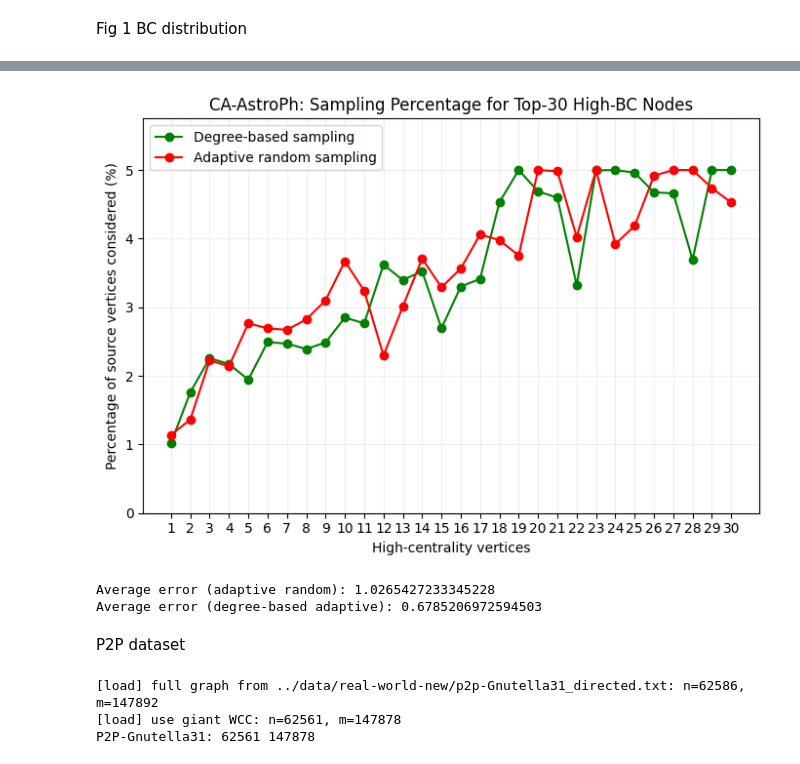
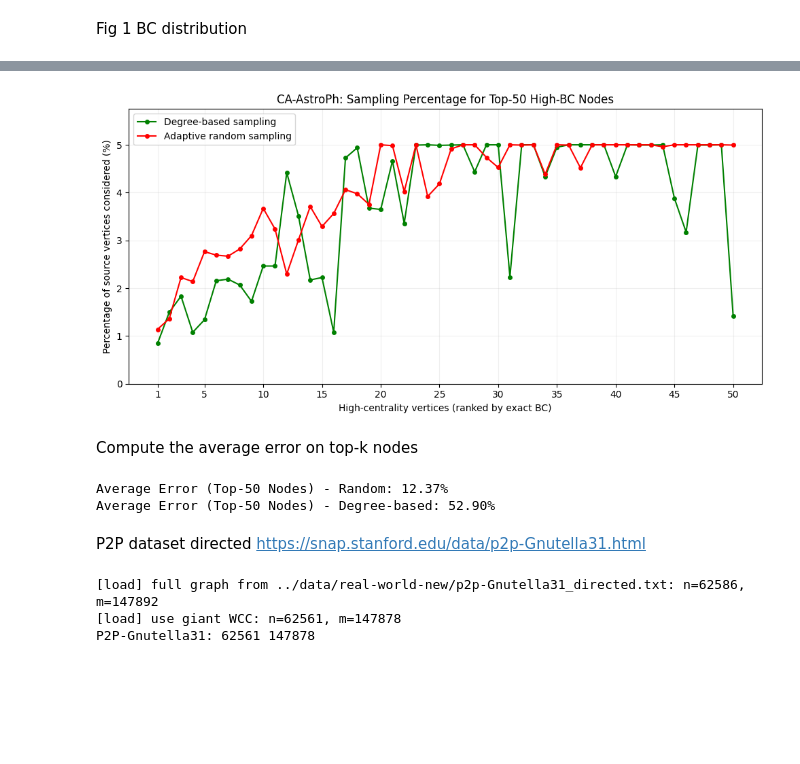
Before and after one commit to UL-masters/SNACS-course-project, a Jupyter notebook: notebooks/approx_bc_new.ipynb, the cells around one changed output, grey strips where cells are left out. Cells and saved outputs as stored; diff of their text form; code cells hidden in the pictures; blank space fills up the shorter version.

```diff
--- a/notebooks/approx_bc_new.ipynb
+++ b/notebooks/approx_bc_new.ipynb
@@ -312,19 +307,6 @@ def plot_bfs_percentages(
     """
     Plot sampling percentage for top-k high-centrality nodes
     based on exact betweenness centrality ranking.
-
-    Parameters
-    ----------
-    G : networkx.Graph
-        The graph.
-    exact_bc : dict
-        Exact betweenness centrality result: node → bc_value.
-    k_used_deg : dict
-        Degree-based sampling dictionary: node → k_used.
-    k_used_rand : dict
-        Adaptive random sampling dictionary: node → k_used.
-    top_k : int
-        How many top nodes to plot.
     """
 
     n = G.number_of_nodes()
@@ -332,21 +314,27 @@ def plot_bfs_percentages(
     # Get top-K nodes by exact BC
     top_nodes = sorted(exact_bc, key=exact_bc.get, reverse=True)[:top_k]
 
-    #Compute percentages for each algorithm
+    # Compute percentages for each algorithm
     deg_pct = [ 100.0 * k_used_deg[v] / n for v in top_nodes]
     rand_pct = [ 100.0 * k_used_rand[v] / n for v in top_nodes]
 
     x = np.arange(1, top_k + 1)
 
-    # plot
-    plt.figure(figsize=(7, 5))
+    # Adjust figure size to reduce crowding
+    plt.figure(figsize=(10, 5))
 
-    plt.plot(x, deg_pct, marker="o", color=color_deg, label=label_deg)
-    plt.plot(x, rand_pct, marker="o", color=color_rand, label=label_rand)
 
-    plt.xlabel("High-centrality vertices")
+    plt.plot(x, deg_pct, marker="o", ms=4, color=color_deg, label=label_deg)
+    plt.plot(x, rand_pct, marker="o", ms=4, color=color_rand, label=label_rand)
+
+    plt.xlabel("High-centrality vertices (ranked by exact BC)")
     plt.ylabel("Percentage of source vertices considered (%)")
-    plt.xticks(x)
+
+    if top_k > 30:
+        ticks = [1] + list(range(5, top_k + 1, 5))
+        plt.xticks(ticks)
+    else:
+        plt.xticks(x)
 
     ymax = max(deg_pct + rand_pct)
     plt.ylim(0, ymax * 1.15)
@@ -430 +441,7 @@ def load_csv_edge_list(path, directed=True):
+# %%
+c_val = 5
+cutoff_factor = 20
+top_k = 50
+alpha = 1.0
+seed = 42
 # %% [markdown]
@@ -532,36 +547,29 @@ plot_bc_error_two_methods(
 # %%
 plot_bfs_percentages(
     G_ca,
     exact_ca,
     k_used_ca_deg,
     k_used_ca,
-    top_k=30,
-    title="CA-AstroPh: Sampling Percentage for Top-30 High-BC Nodes"
+    top_k= top_k,
+    title=f"CA-AstroPh: Sampling Percentage for Top-{top_k} High-BC Nodes"
 )
 # %% [output]
-[figure, old version]
+[figure, new version]
+# %% [markdown]
+Compute the average error on top-k nodes
 # %%
-def compute_average_error(exact_bc, approx_bc):
-    errors = []
-    for v in exact_bc:
-        e = exact_bc[v]
-        if e == 0:
-            continue   # ignore zero exact BC to avoid division by zero
-        err = abs(approx_bc[v] - e) / e
-        errors.append(err)
-    return np.mean(errors)
 
+avg_err_rand_topk = compute_top_k_error(exact_ca, approx_ca, k=top_k)
+avg_err_deg_topk  = compute_top_k_error(exact_ca, approx_ca_deg, k=top_k)
 
-avg_err_rand = compute_average_error(exact_ca, approx_ca)
-avg_err_deg  = compute_average_error(exact_ca, approx_ca_deg)
-
-print("Average error (adaptive random):", avg_err_rand)
-print("Average error (degree-based adaptive):", avg_err_deg)
+print(f"Average Error (Top-{top_k} Nodes) - Random: {avg_err_rand_topk:.2f}%")
+print(f"Average Error (Top-{top_k} Nodes) - Degree-based: {avg_err_deg_topk:.2f}%")
 # %% [output]
-Average error (adaptive random): 1.0265427233345228
-Average error (degree-based adaptive): 0.6785206972594503
+Average Error (Top-50 Nodes) - Random: 12.37%
+Average Error (Top-50 Nodes) - Degree-based: 52.90%
 # %% [markdown]
 P2P dataset
+directed https://snap.stanford.edu/data/p2p-Gnutella31.html
 # %%
 p2p_path = "../data/real-world-new/p2p-Gnutella31_directed.txt"
 G_p2p = load_graph(p2p_path, directed=True, use_giant_component=True)
```
Also changed, not shown: parts of 54 cells of this notebook.
